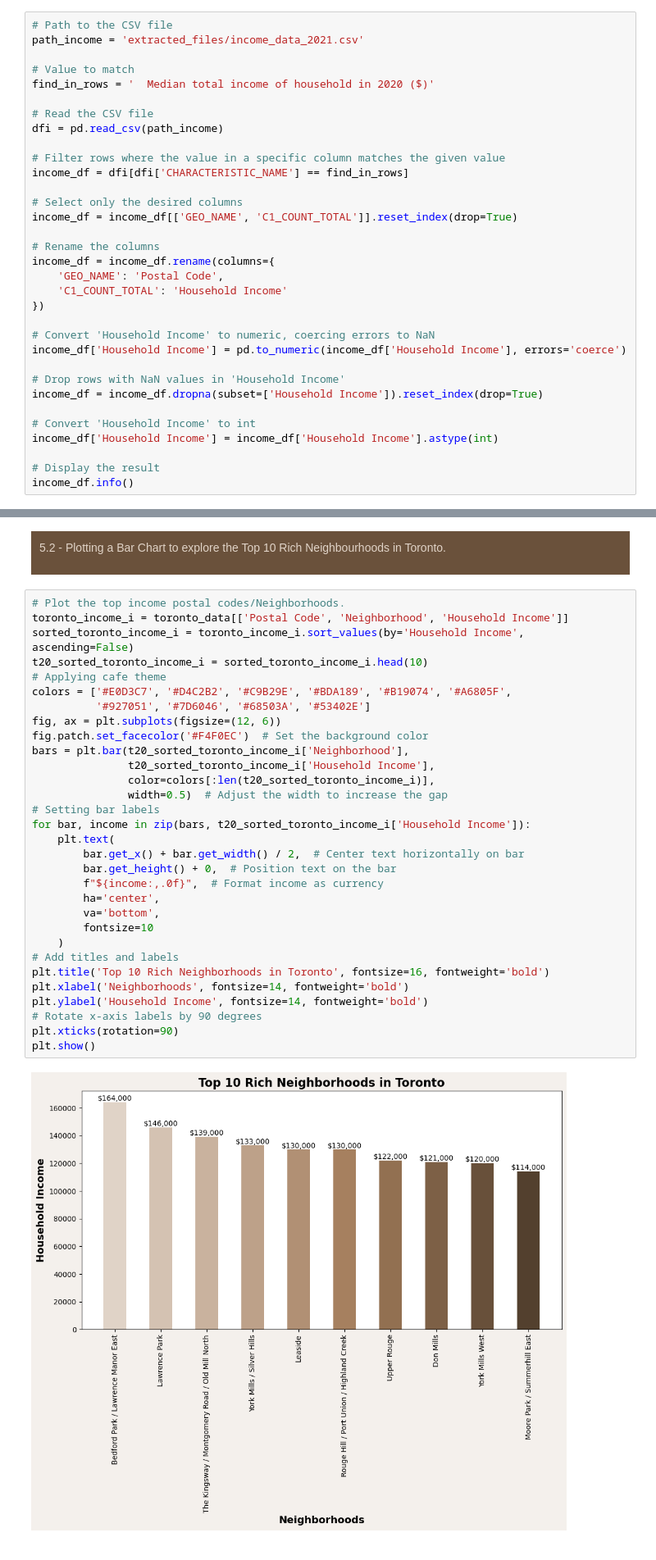
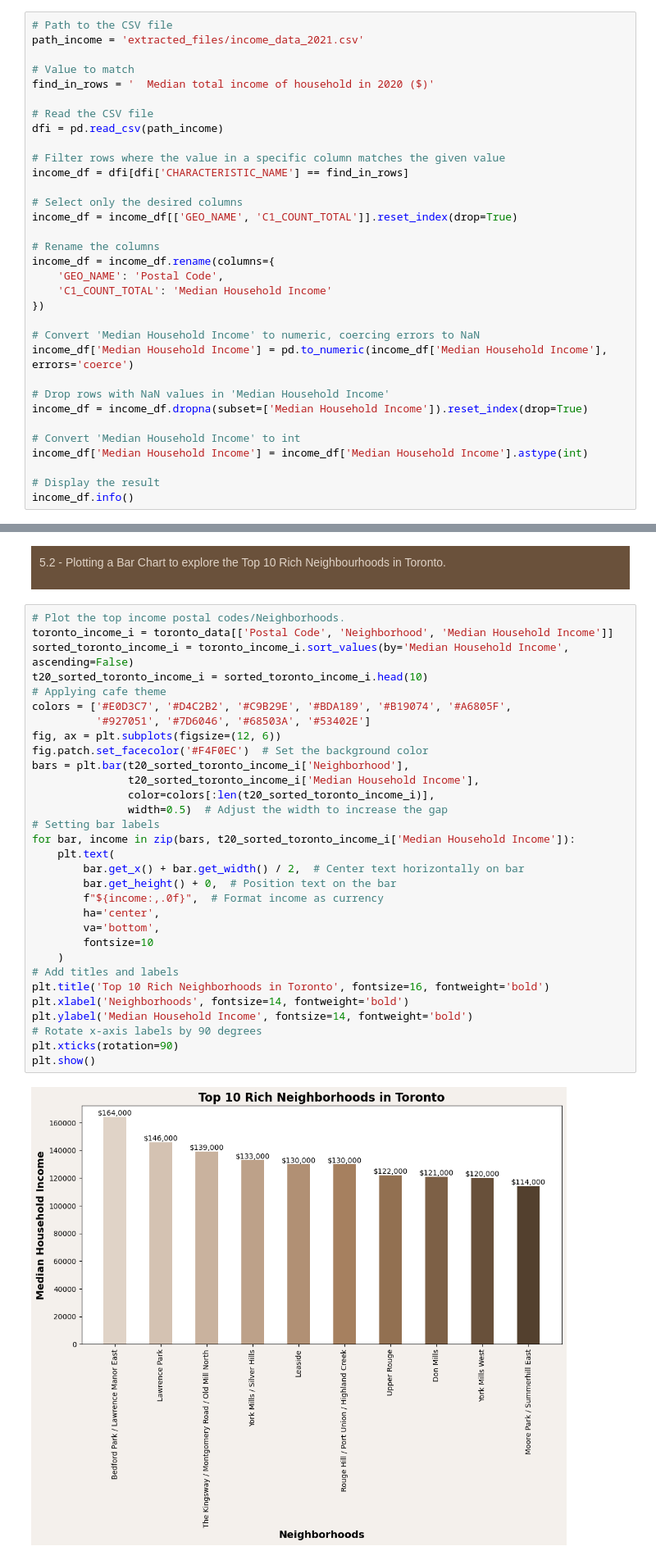
Before and after one commit to Dhruvi267/Market_segment, a Jupyter notebook: market-segmentationV3.ipynb, the cells around one changed output, grey strips where cells are left out. Shown at 82% size. Saved outputs shown, nothing was run; the diff lists cells and outputs as text.

```diff
--- a/market-segmentationV3.ipynb
+++ b/market-segmentationV3.ipynb
@@ -401,17 +386,17 @@ income_df = income_df[['GEO_NAME', 'C1_COUNT_TOTAL']].reset_index(drop=True)
 # Rename the columns
 income_df = income_df.rename(columns={
     'GEO_NAME': 'Postal Code',
-    'C1_COUNT_TOTAL': 'Household Income'
+    'C1_COUNT_TOTAL': 'Median Household Income'
 })
 
-# Convert 'Household Income' to numeric, coercing errors to NaN
-income_df['Household Income'] = pd.to_numeric(income_df['Household Income'], errors='coerce')
+# Convert 'Median Household Income' to numeric, coercing errors to NaN
+income_df['Median Household Income'] = pd.to_numeric(income_df['Median Household Income'], errors='coerce')
 
-# Drop rows with NaN values in 'Household Income'
-income_df = income_df.dropna(subset=['Household Income']).reset_index(drop=True)
+# Drop rows with NaN values in 'Median Household Income'
+income_df = income_df.dropna(subset=['Median Household Income']).reset_index(drop=True)
 
-# Convert 'Household Income' to int
-income_df['Household Income'] = income_df['Household Income'].astype(int)
+# Convert 'Median Household Income' to int
+income_df['Median Household Income'] = income_df['Median Household Income'].astype(int)
 
 # Display the result
 income_df.info()
@@ -549,37 +534,37 @@ plt.show()
 </div>
 # %%
 # Plot the top income postal codes/Neighborhoods.
-toronto_income_i = toronto_data[['Postal Code', 'Neighborhood', 'Household Income']]
-sorted_toronto_income_i = toronto_income_i.sort_values(by='Household Income', ascending=False)
+toronto_income_i = toronto_data[['Postal Code', 'Neighborhood', 'Median Household Income']]
+sorted_toronto_income_i = toronto_income_i.sort_values(by='Median Household Income', ascending=False)
 t20_sorted_toronto_income_i = sorted_toronto_income_i.head(10)
 # Applying cafe theme
 colors = ['#E0D3C7', '#D4C2B2', '#C9B29E', '#BDA189', '#B19074', '#A6805F',
           '#927051', '#7D6046', '#68503A', '#53402E']
 fig, ax = plt.subplots(figsize=(12, 6))
 fig.patch.set_facecolor('#F4F0EC')  # Set the background color
 bars = plt.bar(t20_sorted_toronto_income_i['Neighborhood'],
-               t20_sorted_toronto_income_i['Household Income'],
+               t20_sorted_toronto_income_i['Median Household Income'],
                color=colors[:len(t20_sorted_toronto_income_i)],
                width=0.5)  # Adjust the width to increase the gap
 # Setting bar labels
-for bar, income in zip(bars, t20_sorted_toronto_income_i['Household Income']):
+for bar, income in zip(bars, t20_sorted_toronto_income_i['Median Household Income']):
     plt.text(
         bar.get_x() + bar.get_width() / 2,  # Center text horizontally on bar
         bar.get_height() + 0,  # Position text on the bar
         f"${income:,.0f}",  # Format income as currency
         ha='center',
         va='bottom',
         fontsize=10
     )
 # Add titles and labels
 plt.title('Top 10 Rich Neighborhoods in Toronto', fontsize=16, fontweight='bold')
 plt.xlabel('Neighborhoods', fontsize=14, fontweight='bold')
-plt.ylabel('Household Income', fontsize=14, fontweight='bold')
+plt.ylabel('Median Household Income', fontsize=14, fontweight='bold')
 # Rotate x-axis labels by 90 degrees
 plt.xticks(rotation=90)
 plt.show()
 # %% [output]
-[figure, old version]
+[figure, new version]
 # %% [markdown]
  <div style="background-color: #6a513b; padding: 10px;">
   <p style="color: #e0d3c7;" >6.1 - Using the Google Nearby Places API to look for cafe with in 500 meters of each post code Latitude/longitude and count them.</p>
```
Also changed, not shown: parts of 22 cells of this notebook, 1 other file.
